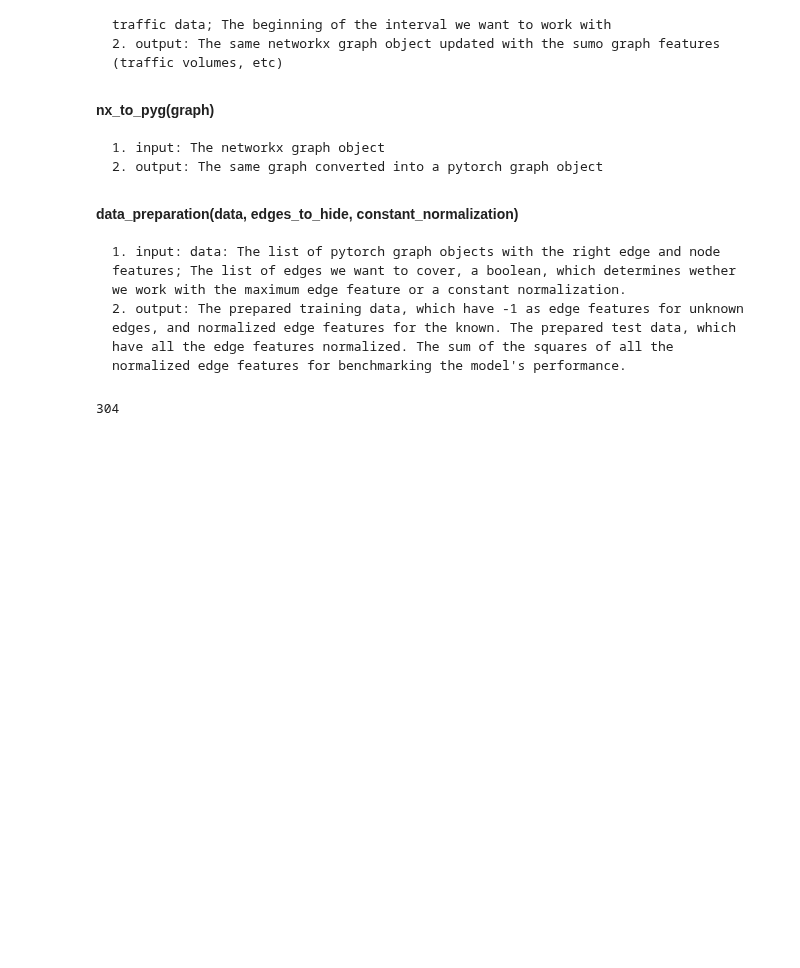
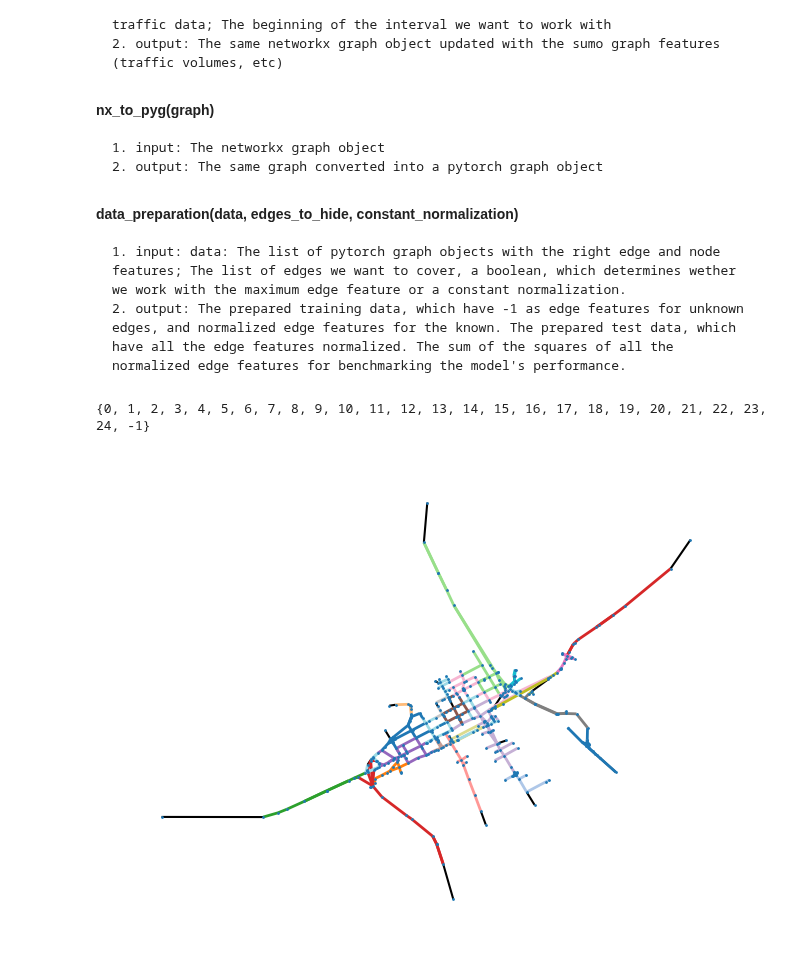
Before and after one commit to Nemesaaa/Projectlab, a Jupyter notebook: Codes/Data_handling.ipynb, the cells around one changed output. Drawn from its saved outputs; the diff is of its cells as text; code cells hidden in the pictures; blank space fills up the shorter version.

```diff
--- a/Codes/Data_handling.ipynb
+++ b/Codes/Data_handling.ipynb
@@ -162,19 +195,25 @@ def create_districts(graph, edges_to_select, k: int, j: int, lower_bound: float)
 # %%
-def plot_graph_data_debug(G):
+def plot_graph_data_debug(G, color_map):
     # Retrieve the position of the nodes from the 'pos' attribute
     pos = nx.get_node_attributes(G, 'pos')
+    leaders = [(u,v) for u,v,d in G.edges(data=True) if d['center_leader'] == True]
 
+    leader_signs = set(nx.get_edge_attributes(G, 'center_number').values())
+    print(leader_signs)
+    leader_sign_to_color = {sign: color_map(i) for i, sign in enumerate(leader_signs)}
     # Separate the edges based on the 'in_district' attribute
-    edges_in_district = [(u, v) for u, v, d in G.edges(data=True) if d['center_leader']]
-    edges_out_district = [(u, v) for u, v, d in G.edges(data=True) if not d['center_leader']]
+
 
     # Draw the entire graph but without edges (so we can control edge colors separately)
     nx.draw(G, pos, with_labels=False, node_size=1, edge_color='none')
 
     # Draw edges with custom colors
-    nx.draw_networkx_edges(G, pos, edgelist=edges_in_district, edge_color='black', width=4)
-    nx.draw_networkx_edges(G, pos, edgelist=edges_out_district, edge_color='green', width=1)
+    nx.draw_networkx_edges(G, pos, edgelist=leaders, edge_color='black', width=1.5)
+    for sign, color in leader_sign_to_color.items():
+        edges = [(u, v) for u, v, d in G.edges(data=True) if d['center_number'] == sign and not d['center_leader']]
+        nx.draw_networkx_edges(G, pos, edgelist=edges, edge_color=[color], width=2)
     # Display the plot
+    plt.savefig('../Témalabor2/figures/strategy/colored_districts.png')
     plt.show()
 # %%
 class Edges:
@@ -292,16 +331,21 @@ def transform_chosen_edges_from_nx_to_pytorch(nx_graph, pytorch_graph, chosen_ed
 # %%
 data = torch.load('../Data/data.pth')
 G1 = read_sumo_net2('../Data/s_gyor.net.xml') # type: ignore
 G2 = read_sumo_net2('../Data/s_gyor.net.xml')
 get_weight_from_pytorch(G1, data)
 edges_to_select = get_start_end_points(G1)
 G1.remove_edge('370502474', 'cluster_1184280674_4523347826_4523347827')
 G1.remove_node('370502474')
 G1.remove_node('cluster_1184280674_4523347826_4523347827')
 create_districts(G1, edges_to_select, 3, 7, 0.3)
+list_of_leaders = [d['center_number'] for u,v,d in G1.edges(data=True)]
 calculate_weights_for_leaders(G1)
 calculate_roads = get_shortest_paths_edges(G1)
-print(len(calculate_roads))
+color_map = plt.cm.get_cmap('tab20', max(list_of_leaders))
+plot_graph_data_debug(G1, color_map)
+
+#print(len(calculate_roads))
 #plot_graph_data_debug(G1)
 # %% [output]
-304
+{0, 1, 2, 3, 4, 5, 6, 7, 8, 9, 10, 11, 12, 13, 14, 15, 16, 17, 18, 19, 20, 21, 22, 23, 24, -1}
+[figure, added]
```
Also changed, not shown: parts of 4 cells of this notebook, 21 other files.
